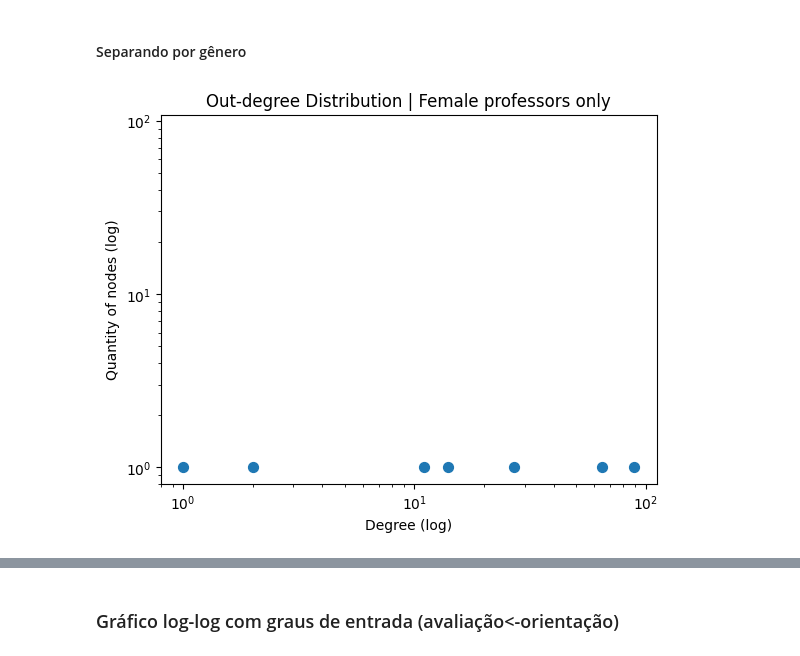
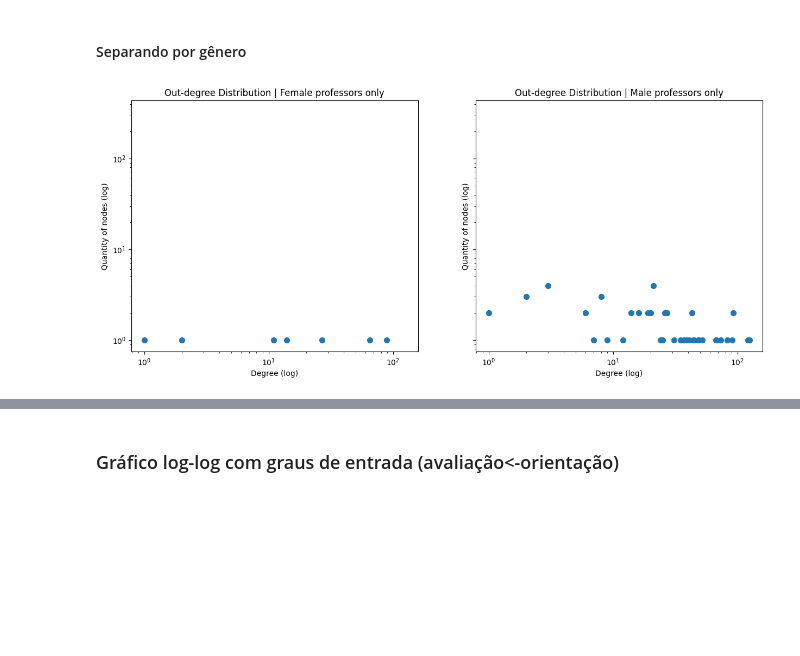
Before and after one commit to gondimjoaom/mo412-projetofinal, a Jupyter notebook: graph_all.ipynb, the cells around one changed output, grey strips where cells are left out. Saved outputs shown, nothing was run; the diff lists cells and outputs as text; code cells hidden in the pictures; blank space fills up the shorter version.

```diff
--- a/graph_all.ipynb
+++ b/graph_all.ipynb
@@ -144,19 +141,31 @@ grafo_defesas_genero = [x for x, y in grafo_defesas.nodes(data=True) if y["gener
-# %%
-degree_sequence = [d for person, d in grafo_defesas.out_degree() if person in grafo_defesas_genero]  # list of degrees
-gender_sequence = ["<" if grafo_defesas.nodes[v]["genero"] == "Masculino" else ">" for v, _ in grafo_defesas.out_degree()]  # list of degrees
-degree_count = collections.Counter(degree_sequence)
-deg, cnt = zip(*sorted(degree_count.items()))
-# _, shape = zip(*sorted(node_shape.items()))
 # %%
-fig, ax = plt.subplots()
+fig, ax = plt.subplots(ncols=2, figsize=(15,6), sharex=True, sharey=True)
+
+genero = "Feminino"
+grafo_defesas_genero = [x for x, y in grafo_defesas.nodes(data=True) if y["genero"] == genero]
+degree_sequence = [d for person, d in grafo_defesas.out_degree() if person in grafo_defesas_genero]  # list of degrees
+degree_count = collections.Counter(degree_sequence)
 for deg, cnt in sorted(degree_count.items()):
-    ax.scatter(deg, cnt, s=50, color="#1f78b4")
-plt.xscale("log")
-plt.yscale("log")
-plt.xlabel("Degree (log)")
-plt.ylabel("Quantity of nodes (log)")
-plt.title("Out-degree Distribution | Female professors only")
-# plt.show()
+    ax[0].scatter(deg, cnt, s=50, color="#1f78b4")
+
+genero = "Masculino"
+grafo_defesas_genero = [x for x, y in grafo_defesas.nodes(data=True) if y["genero"] == genero]
+degree_sequence = [d for person, d in grafo_defesas.out_degree() if person in grafo_defesas_genero]  # list of degrees
+degree_count = collections.Counter(degree_sequence)
+for deg, cnt in sorted(degree_count.items()):
+    ax[1].scatter(deg, cnt, s=50, color="#1f78b4")
+
+ax[0].set_xscale("log")
+ax[0].set_yscale("log")
+ax[0].set_xlabel("Degree (log)")
+ax[0].set_ylabel("Quantity of nodes (log)")
+ax[0].set_title("Out-degree Distribution | Female professors only")
+ax[1].set_xlabel("Degree (log)")
+ax[1].set_ylabel("Quantity of nodes (log)")
+ax[1].set_title("Out-degree Distribution | Male professors only")
+
+
+
 plt.show()
 # %% [output]
-[figure, old version]
+[figure, new version]
```
Also changed, not shown: parts of 22 cells of this notebook.
